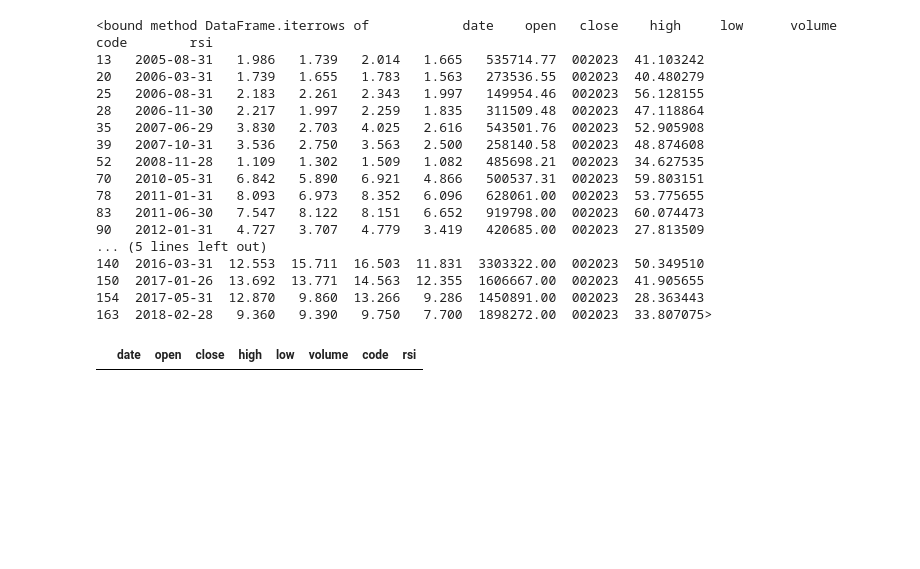
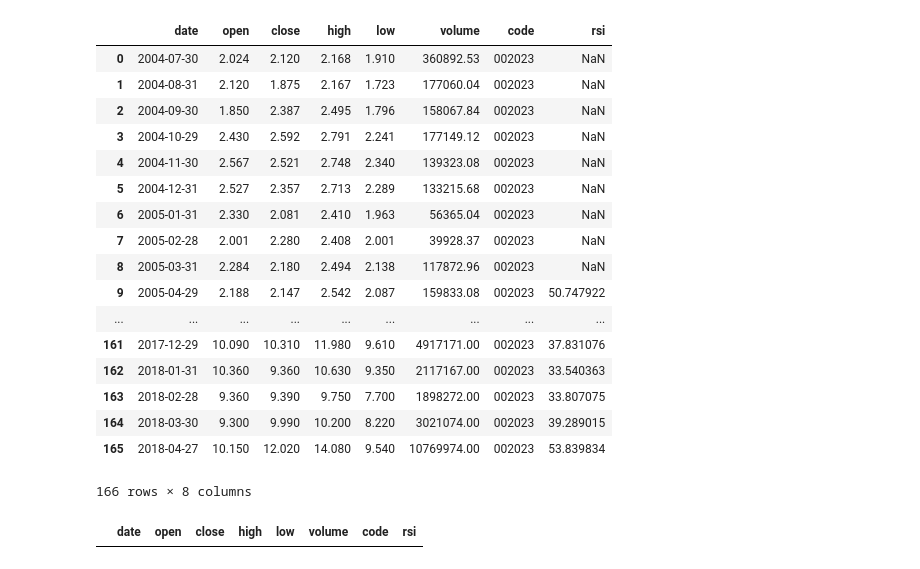
Before and after one commit to huanghan/notebook-01, a Jupyter notebook: 002023.ipynb, the cells around one changed output. Drawn from its saved outputs; the diff is of its cells as text; code cells hidden in the pictures; blank space fills up the shorter version.

```diff
--- a/002023.ipynb
+++ b/002023.ipynb
@@ -1,64 +1,68 @@
 # %%
 import tushare as ts
 import matplotlib.pyplot as plt
 import matplotlib.finance as mpf
 import numpy as np
 import talib as talib
 import pandas as pd
 import datetime as dt
 
 #取所有2n天内的低点
 def get_low_point(df,columns,n):
     conds = (df[columns]==df[columns])
     for i in range(0,n):
         conds = conds & (df[columns].shift(i+1)>=df[columns]) &  (df[columns].shift(-i-1)>=df[columns])
     return df[conds]
 
 #取所有2n天内的高点
 def get_high_point(df,columns,n):
     conds = (df[columns]==df[columns])
     for i in range(0,n):
         conds = conds & (df[columns].shift(i+1)<=df[columns]) &  (df[columns].shift(-i-1)<=df[columns])
     return df[conds]
 
+#取底背离点
+def get_low_beili(df,columns1, columns2):
+    return df[ (df[columns1].shift(1)>df[columns1]) & (df[columns2].shift(1)<df[columns2])  ]
+
+def get_high_beili(df,columns1, columns2):
+    return df[ (df[columns1].shift(1)<df[columns1]) & (df[columns2].shift(1)>df[columns2])  ]
+
 data = ts.get_k_data('002023', ktype='m',autype="qfq",index=False,start='2001-01-01', end='2018-05-15')
 #RSI
 data["rsi"] = talib.RSI(data['close'].values, timeperiod=9)
+data
+# %% [output]
+|  | date | open | close | high | low | volume | code | rsi |
+| 0 | 2004-07-30 | 2.024 | 2.120 | 2.168 | 1.910 | 360892.53 | 002023 | NaN |
+| 1 | 2004-08-31 | 2.120 | 1.875 | 2.167 | 1.723 | 177060.04 | 002023 | NaN |
+| 2 | 2004-09-30 | 1.850 | 2.387 | 2.495 | 1.796 | 158067.84 | 002023 | NaN |
+| 3 | 2004-10-29 | 2.430 | 2.592 | 2.791 | 2.241 | 177149.12 | 002023 | NaN |
+| 4 | 2004-11-30 | 2.567 | 2.521 | 2.748 | 2.340 | 139323.08 | 002023 | NaN |
+| 5 | 2004-12-31 | 2.527 | 2.357 | 2.713 | 2.289 | 133215.68 | 002023 | NaN |
+| 6 | 2005-01-31 | 2.330 | 2.081 | 2.410 | 1.963 | 56365.04 | 002023 | NaN |
+| 7 | 2005-02-28 | 2.001 | 2.280 | 2.408 | 2.001 | 39928.37 | 002023 | NaN |
+| 8 | 2005-03-31 | 2.284 | 2.180 | 2.494 | 2.138 | 117872.96 | 002023 | NaN |
+| 9 | 2005-04-29 | 2.188 | 2.147 | 2.542 | 2.087 | 159833.08 | 002023 | 50.747922 |
+| ... | ... | ... | ... | ... | ... | ... | ... | ... |
+| 161 | 2017-12-29 | 10.090 | 10.310 | 11.980 | 9.610 | 4917171.00 | 002023 | 37.831076 |
+| 162 | 2018-01-31 | 10.360 | 9.360 | 10.630 | 9.350 | 2117167.00 | 002023 | 33.540363 |
+| 163 | 2018-02-28 | 9.360 | 9.390 | 9.750 | 7.700 | 1898272.00 | 002023 | 33.807075 |
+| 164 | 2018-03-30 | 9.300 | 9.990 | 10.200 | 8.220 | 3021074.00 | 002023 | 39.289015 |
+| 165 | 2018-04-27 | 10.150 | 12.020 | 14.080 | 9.540 | 10769974.00 | 002023 | 53.839834 |
+166 rows × 8 columns
 # %%
-#取底背离点
-def get_low_beili(df,columns1, columns2):
-    return df[ (df[columns1].shift(1)>df[columns1]) & (df[columns2].shift(1)<df[columns2])  ]
-
-def get_high_beili(df,columns1, columns2):
-    return df[ (df[columns1].shift(1)<df[columns1]) & (df[columns2].shift(1)>df[columns2])  ]
-
+#取k线低点（4天内低点）
 k_LowPoint= get_low_point(data,"low",2).dropna()
 #二次过滤
 if k_LowPoint.count > 500:
-    print k_LowPoint.iterrows
     k_LowPoint= get_low_point(k_LowPoint,"low",1).dropna()
 
+#取底背离点
 low_dest = get_low_beili(k_LowPoint,"low","rsi")
 
 low_dest
 # %% [output]
-<bound method DataFrame.iterrows of            date    open   close    high     low      volume    code        rsi
-13   2005-08-31   1.986   1.739   2.014   1.665   535714.77  002023  41.103242
-20   2006-03-31   1.739   1.655   1.783   1.563   273536.55  002023  40.480279
-25   2006-08-31   2.183   2.261   2.343   1.997   149954.46  002023  56.128155
-28   2006-11-30   2.217   1.997   2.259   1.835   311509.48  002023  47.118864
-35   2007-06-29   3.830   2.703   4.025   2.616   543501.76  002023  52.905908
-39   2007-10-31   3.536   2.750   3.563   2.500   258140.58  002023  48.874608
-52   2008-11-28   1.109   1.302   1.509   1.082   485698.21  002023  34.627535
-70   2010-05-31   6.842   5.890   6.921   4.866   500537.31  002023  59.803151
-78   2011-01-31   8.093   6.973   8.352   6.096   628061.00  002023  53.775655
-83   2011-06-30   7.547   8.122   8.151   6.652   919798.00  002023  60.074473
-90   2012-01-31   4.727   3.707   4.779   3.419   420685.00  002023  27.813509
-... (5 lines left out)
-140  2016-03-31  12.553  15.711  16.503  11.831  3303322.00  002023  50.349510
-150  2017-01-26  13.692  13.771  14.563  12.355  1606667.00  002023  41.905655
-154  2017-05-31  12.870   9.860  13.266   9.286  1450891.00  002023  28.363443
-163  2018-02-28   9.360   9.390   9.750   7.700  1898272.00  002023  33.807075>
 |  | date | open | close | high | low | volume | code | rsi |
 # %%
 #取顶背离点
```
Also changed, not shown: parts of 2 cells of this notebook.
